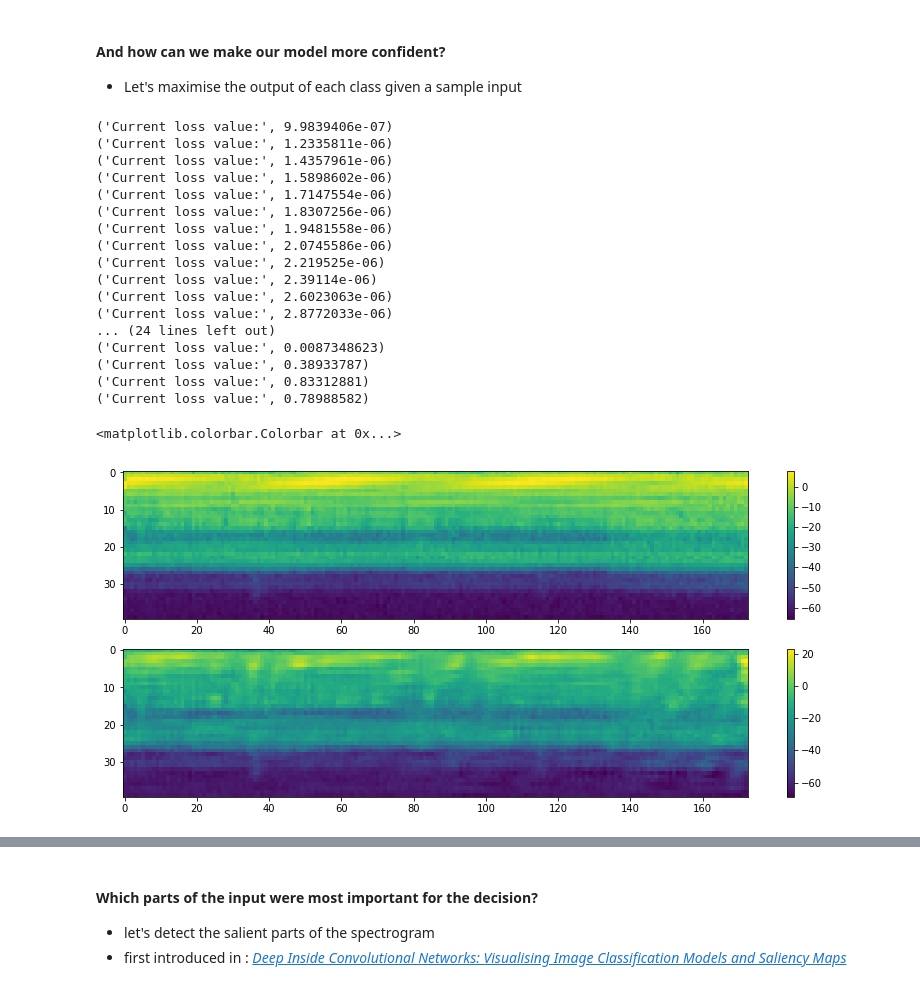
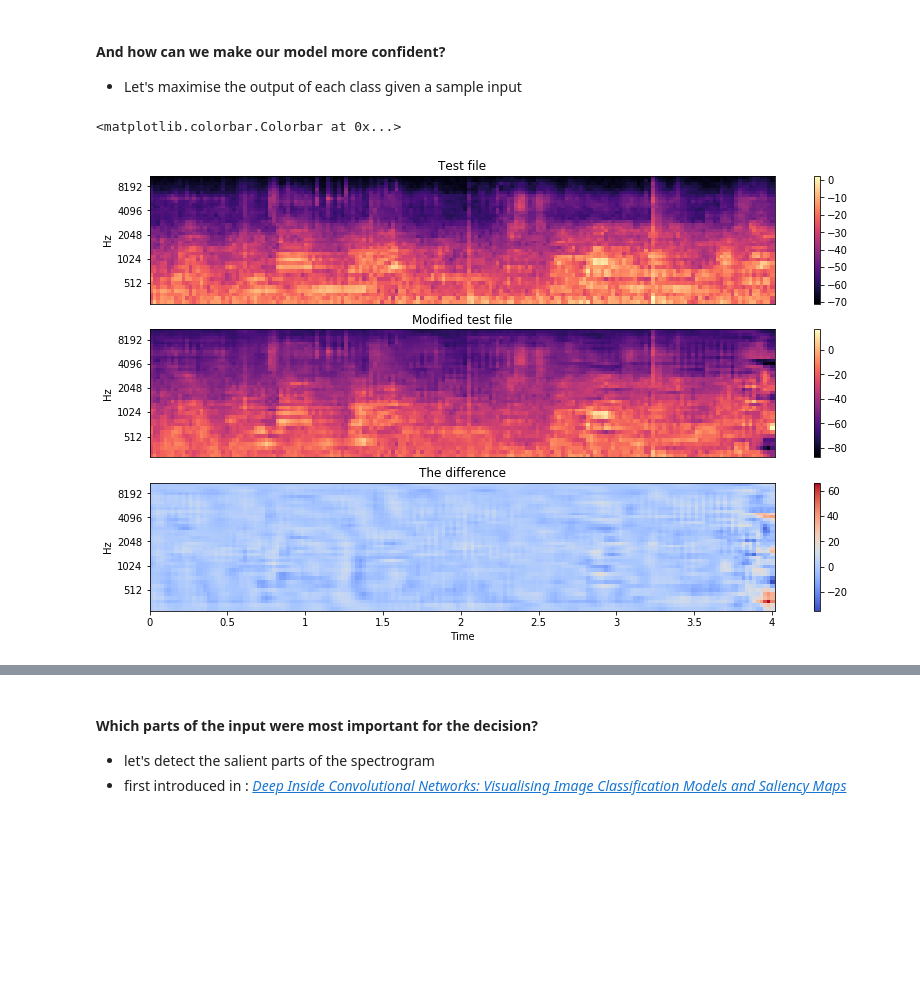
Before and after one commit to iwonasob/DLGdansk, a Jupyter notebook: What has our model learnt?.ipynb, the cells around one changed output, grey strips where cells are left out. Saved outputs shown, nothing was run; the diff lists cells and outputs as text; code cells hidden in the pictures; blank space fills up the shorter version.

```diff
--- a/What has our model learnt?.ipynb
+++ b/What has our model learnt?.ipynb
@@ -42,5 +42,5 @@ Using TensorFlow backend.
 # %%
-plt.rcParams['figure.figsize'] = (14, 6)
+plt.rcParams['figure.figsize'] = (14, 8)
 # %%
 workspace = '/vol/vssp/AcousticEventsDetection/DLGdansk/UrbanSound/'
 modelpath = os.path.join(workspace,'models','crnn_epoch_156_val_loss_1.3890.hdf5')
@@ -320,7 +318,10 @@ print(prediction.argmax(axis=0))
 
 + Let's maximise the output of each class given a sample input
 # %%
-loss = K.mean(model.output[:, 4])
+test_sound_index = 2
+class_idx = np.argmax(y_test[test_sound_index])
+
+loss = K.mean(model.output[:, 2])
 
 grads = 0
 # compute the gradient of the input picture wrt this loss
@@ -332,43 +333,33 @@ grads /= (K.sqrt(K.mean(K.square(grads))) + 1e-5)
 # this function returns the loss and grads given the input picture
 iterate = K.function([input_data], [loss, grads])
 
-input_spec = X_test[3].T
+input_spec = X_test[test_sound_index].T
 input_data_gen = np.expand_dims(input_spec, 0)
 input_data_gen = np.expand_dims(input_data_gen, 3)
-for i in range(40):
+for i in range(50):
     loss_value, grads_value = iterate([input_data_gen])
-    input_data_gen_tmp = input_data_gen +grads_value
+    input_data_gen_tmp = input_data_gen + grads_value
     input_data_gen = input_data_gen_tmp
     #print('Current loss value:', loss_value)
     if loss_value <= 0:
        # some filters get stuck to 0, we can skip them
         break
-
-f=plt.figure()
-plt.subplot(2,1,1)
-plt.imshow(input_spec.T, aspect='auto')
-plt.colorbar()
-plt.subplot(2,1,2)
-plt.imshow(input_data_gen[0,:,:,0].T, aspect='auto')
-plt.colorbar()
-# %% [output]
-('Current loss value:', 9.9839406e-07)
-('Current loss value:', 1.2335811e-06)
-('Current loss value:', 1.4357961e-06)
-('Current loss value:', 1.5898602e-06)
-('Current loss value:', 1.7147554e-06)
-('Current loss value:', 1.8307256e-06)
-('Current loss value:', 1.9481558e-06)
-('Current loss value:', 2.0745586e-06)
-('Current loss value:', 2.219525e-06)
-('Current loss value:', 2.39114e-06)
-('Current loss value:', 2.6023063e-06)
-('Current loss value:', 2.8772033e-06)
-... (24 lines left out)
-('Current loss value:', 0.0087348623)
-('Current loss value:', 0.38933787)
-('Current loss value:', 0.83312881)
-('Current loss value:', 0.78988582)
-<matplotlib.colorbar.Colorbar at 0x...>
-[figure, removed]
+# %%
+f=plt.figure()
+fig.tight_layout()
+plt.subplot(3,1,1)
+librosa.display.specshow(input_spec.T,  y_axis='mel')
+plt.title("Test file")
+plt.colorbar()
+plt.subplot(3,1,2)
+librosa.display.specshow(input_data_gen[0,:,:,0].T,  y_axis='mel')
+plt.colorbar()
+plt.title("Modified test file")
+plt.subplot(3,1,3)
+librosa.display.specshow(np.subtract(input_spec.T, input_data_gen[0,:,:,0].T), x_axis='time', y_axis='mel')
+plt.title("The difference")
+plt.colorbar()
+# %% [output]
+<matplotlib.colorbar.Colorbar at 0x...>
+[figure, added]
 # %%
```
Also changed, not shown: parts of 7 cells of this notebook, 4 other files.
